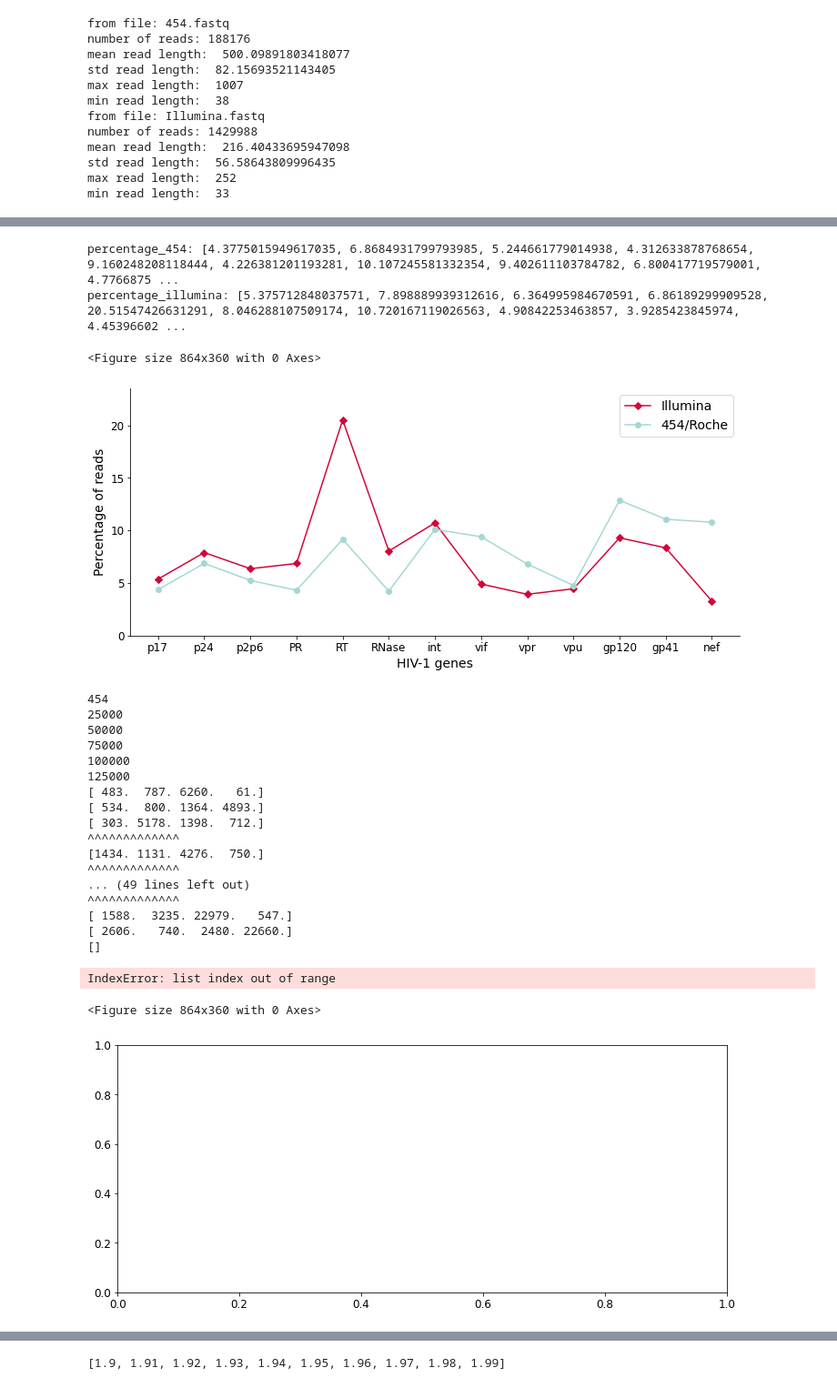
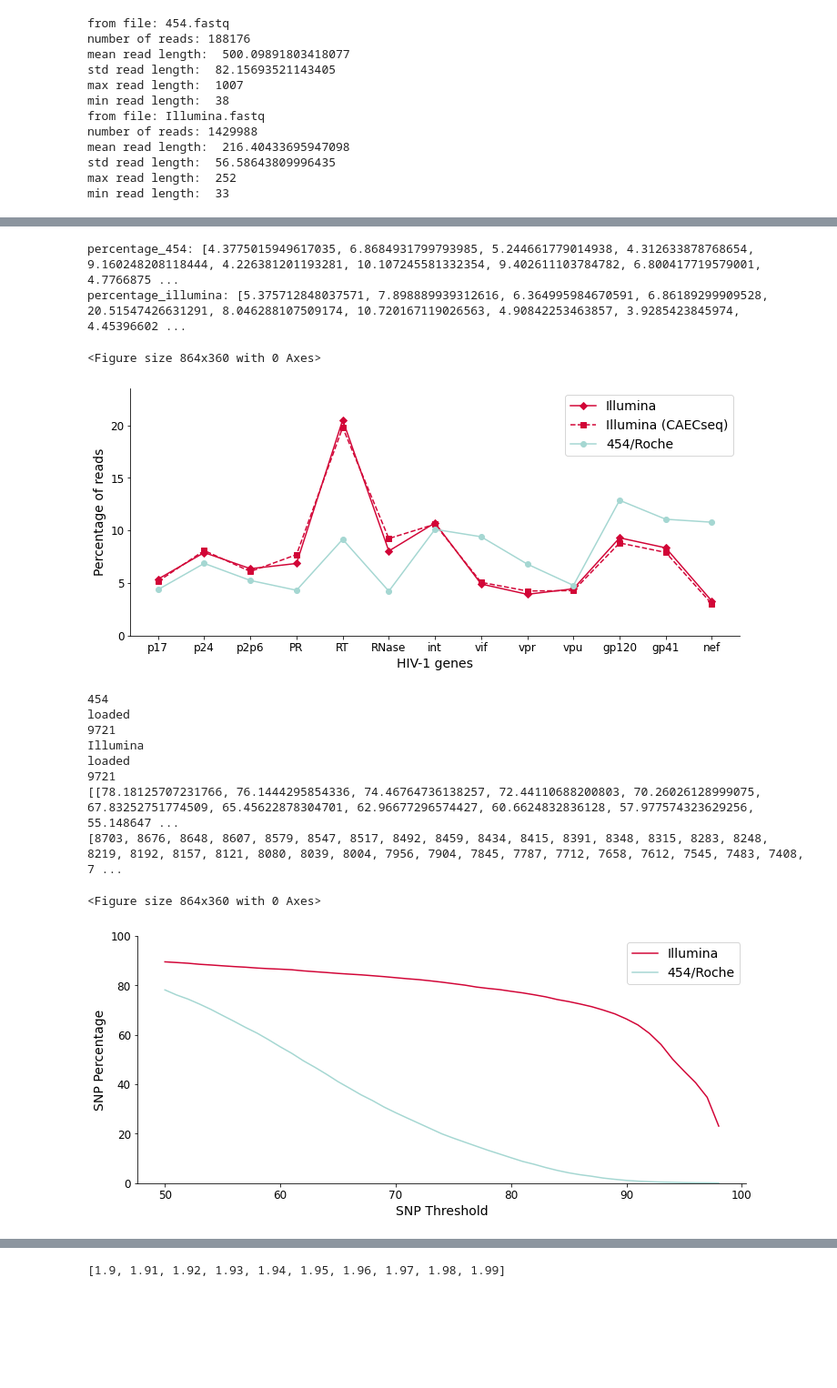
Before and after one commit to jonas-rudin/HIV-CAD, a Jupyter notebook: notebooks/data_analysis.ipynb, the cells around one changed output, grey strips where cells are left out. Shown: that part at 91% size. Drawn from its saved outputs; the diff is of its cells as text; code cells hidden in the pictures; blank space fills up the shorter version.

```diff
--- a/notebooks/data_analysis.ipynb
+++ b/notebooks/data_analysis.ipynb
@@ -150,11 +172,16 @@ percentage_illumina = list(map(lambda x: x/sum(number_of_reads_per_gene_per_NGS[
 print('percentage_454:', percentage_454)
 
 print('percentage_illumina:', percentage_illumina)
+
+CAEC_cleaned_data = [40670, 63873, 48089, 60781, 156261, 72858,  83619, 39987, 33494, 33747, 69534, 62428, 23697]
+percentage_illumina_caecseq = list(map(lambda x: x/sum(CAEC_cleaned_data) * 100, CAEC_cleaned_data))
+
 plt.figure(figsize=(12,5))
 
 fig, ax = plt.subplots(figsize=(12,5))
 
 ax.plot(gene_names,percentage_illumina, '-D', color="#D20537", label ='Illumina')
+ax.plot(gene_names,percentage_illumina_caecseq, '--s', color="#D20537", label ='Illumina (CAECseq)')
 ax.plot(gene_names,percentage_454, '-o', color="#A5D7D2", label ='454/Roche')
 
 ax.spines["top"].set_visible(False)
@@ -172,7 +199,7 @@ plt.show()
 percentage_454: [4.3775015949617035, 6.8684931799793985, 5.244661779014938, 4.312633878768654, 9.160248208118444, 4.226381201193281, 10.107245581332354, 9.402611103784782, 6.800417719579001, 4.7766875 ...
 percentage_illumina: [5.375712848037571, 7.898889939312616, 6.364995984670591, 6.86189299909528, 20.51547426631291, 8.046288107509174, 10.720167119026563, 4.90842253463857, 3.9285423845974, 4.45396602 ...
 <Figure size 864x360 with 0 Axes>
-[figure, old version]
+[figure, new version]
 # %%
 
 
@@ -235,15 +262,7 @@ for data_name in ['454', 'Illumina']:
     else:
         base_count = np.load('../data/'+ data_name + '_SNP_pos.npy')
         print('loaded')
-    print(base_count[804])
-    print(base_count[805])
-    print(base_count[806])
-    print('^^^^^^^^^^^^^')
-    print(base_count[807])
-    print('^^^^^^^^^^^^^')
-    print(base_count[808])
-    print(base_count[809])
-    continue
+
     SNPs = []
     ratio=[]
     number_of_SNPs = []
@@ -257,54 +276,44 @@ for data_name in ['454', 'Illumina']:
                     # print(np.max(base_count[index])/np.sum(base_count[index]))
                     SNPs.append(index)
 
         # print('threshold: ' +  str(threshold)+'%' )
         # print('SNPs:', len(SNPs))
         # print('SNPs/len(haplotype) * 100:', len(SNPs)/9721* 100)
         number_of_SNPs.append(len(SNPs))
         ratio.append(len(SNPs)/9721 * 100)
         SNPs = []
     ratio_per_NGS.append(ratio)
 print(ratio_per_NGS)
 plt.figure(figsize=(12,5))
 
 fig, ax = plt.subplots(figsize=(12,5))
 ratio_454 = ratio_per_NGS[0]
 ratio_illumina = ratio_per_NGS[1]
 
-ax.plot(thresholds,ratio_illumina, '-D', color="#D20537", label ='Illumina')
-ax.plot(thresholds,ratio_454, '-o', color="#A5D7D2", label ='454/Roche')
+ax.plot(thresholds,ratio_illumina, '-', color="#D20537", label ='Illumina')
+ax.plot(thresholds,ratio_454, '-', color="#A5D7D2", label ='454/Roche')
 
 ax.spines["top"].set_visible(False)
 ax.spines["right"].set_visible(False)
 ax.legend(fontsize=14)
 #
 print(number_of_SNPs)
 plt.ylim([0,100])
 plt.rcParams.update({'font.size': 12})
 plt.xlabel('SNP Threshold',fontsize=14)
 plt.ylabel('SNP Percentage',fontsize=14)
 plt.show()
 # %% [output]
 454
-25000
-50000
-75000
-100000
-125000
-[ 483.  787. 6260.   61.]
-[ 534.  800. 1364. 4893.]
-[ 303. 5178. 1398.  712.]
-^^^^^^^^^^^^^
-[1434. 1131. 4276.  750.]
-^^^^^^^^^^^^^
-... (49 lines left out)
-^^^^^^^^^^^^^
-[ 1588.  3235. 22979.   547.]
-[ 2606.   740.  2480. 22660.]
-[]
+loaded
+9721
+Illumina
+loaded
+9721
+[[78.18125707231766, 76.1444295854336, 74.46764736138257, 72.44110688200803, 70.26026128999075, 67.83252751774509, 65.45622878304701, 62.96677296574427, 60.6624832836128, 57.977574323629256, 55.148647 ...
+[8703, 8676, 8648, 8607, 8579, 8547, 8517, 8492, 8459, 8434, 8415, 8391, 8348, 8315, 8283, 8248, 8219, 8192, 8157, 8121, 8080, 8039, 8004, 7956, 7904, 7845, 7787, 7712, 7658, 7612, 7545, 7483, 7408, 7 ...
-IndexError: list index out of range
+<Figure size 864x360 with 0 Axes>
-<Figure size 864x360 with 0 Axes>
-[figure, old version]
+[figure, new version]
 # %%
 
 
```
Also changed, not shown: parts of 4 cells of this notebook, 13 other files.
